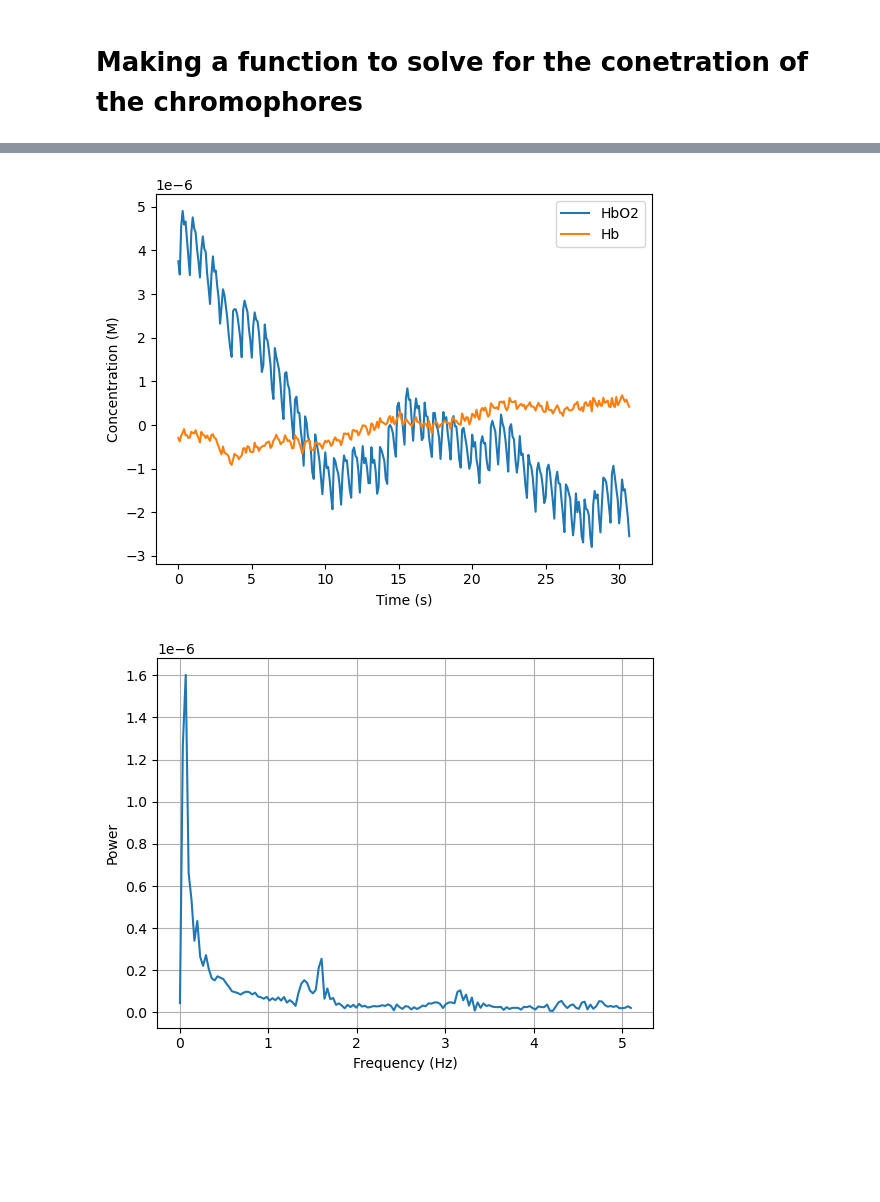
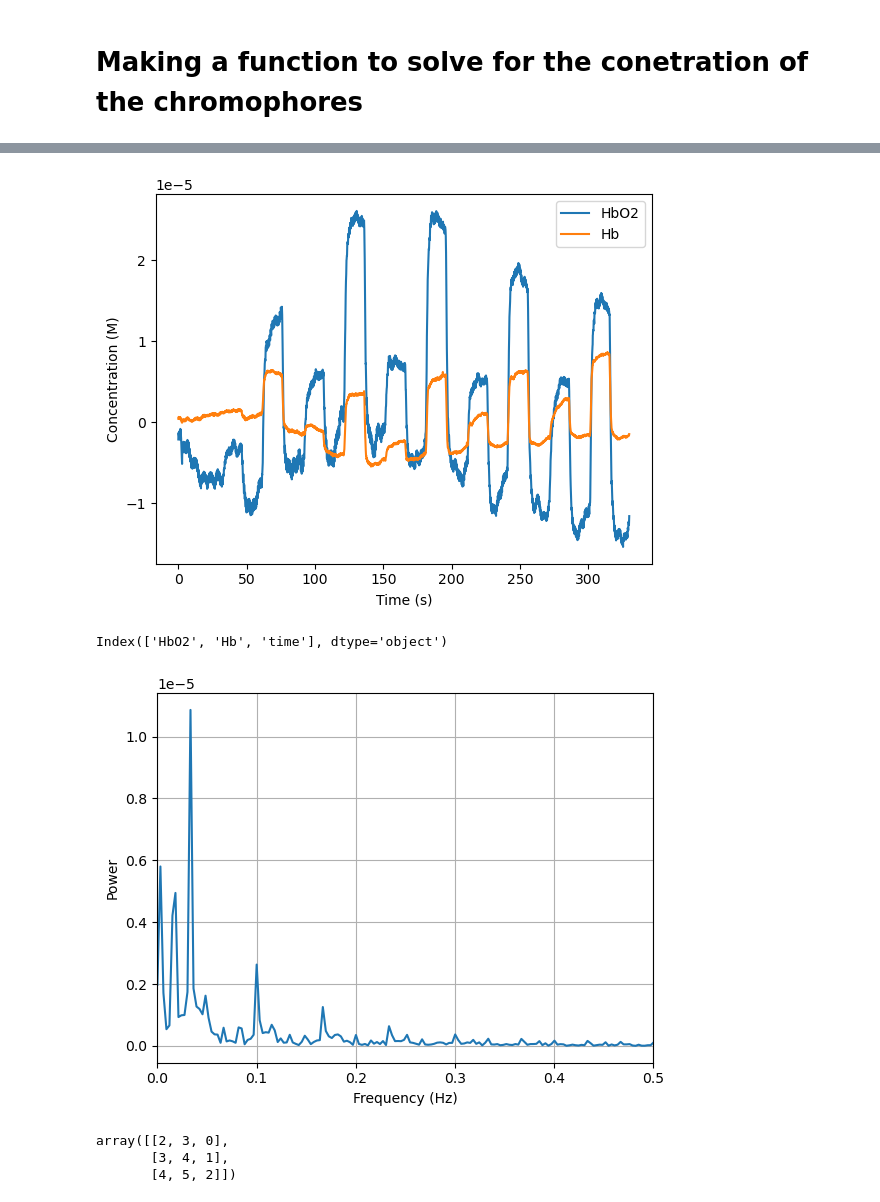
Before and after one commit to AdamSmithOrlik/tutoring, a Jupyter notebook: Salman/code-dev.ipynb, the cells around one changed output, grey strips where cells are left out. Cells and saved outputs as stored; diff of their text form; code cells hidden in the pictures; blank space fills up the shorter version.

```diff
--- a/Salman/code-dev.ipynb
+++ b/Salman/code-dev.ipynb
@@ -110,0 +107,5 @@ Name: 0, dtype: float64
+# %%
+error = np.zeros(len(data1))
+data1['error'] = error
+
+print(data1.columns)
@@ -113,9 +118,9 @@ Name: 0, dtype: float64
 # %%
 sampling_freq = 10.2
 period = 1/sampling_freq
-time = np.ones(len(data))*period*np.arange(len(data))
-wavelength1 = 760e-9 # in meters
-wavelength2 = 850e-9 # in meters
+time = np.ones(len(data1))*period*np.arange(len(data1))
+# wavelength1 = 760e-9 # in meters
+# wavelength2 = 850e-9 # in meters
 DPF = 6.0
 
 # tabulate extinction coefficients from https://omlc.org/spectra/hemoglobin/summary.html
@@ -276,4 +324,4 @@ def chromophore_concentrations(file_num, channel):
 
     return concentrations
 # %%
-c_test = chromophore_concentrations(2, 0)
+c_test = chromophore_concentrations(5, 0)
@@ -288,23 +352,28 @@ def plot_concentrations(concentrations):
 # %%
 plot_concentrations(c_test)
 # %% [output]
-[figure, old version]
+[figure, new version]
 # %%
 import scipy.fftpack as fft
+# %%
+c_test.columns
+# %% [output]
+Index(['HbO2', 'Hb', 'time'], dtype='object')
 # %%
 hb02 = c_test['HbO2'].values
 
 N = len(hb02)
 T = 1.0 / 10.2
 
 yf = fft.fft(hb02)
 xf = np.linspace(0.0, 1.0/(2.0*T), N//2)
 
 # plot the power spectrum
 plt.plot(xf, 2.0/N * np.abs(yf[:N//2]))
 plt.grid()
 plt.ylabel('Power')
 plt.xlabel('Frequency (Hz)')
+plt.xlim(0, 0.5)
 plt.show()
 # %% [output]
-[figure, old version]
+[figure, new version]
@@ -310,0 +390,7 @@ plt.show()
+# %%
+arr = np.array([[2,3,0],[3,4,1],[4,5,2]])
+arr
+# %% [output]
+array([[2, 3, 0],
+       [3, 4, 1],
+       [4, 5, 2]])
```
Also changed, not shown: parts of 19 cells of this notebook, 7 other files.
